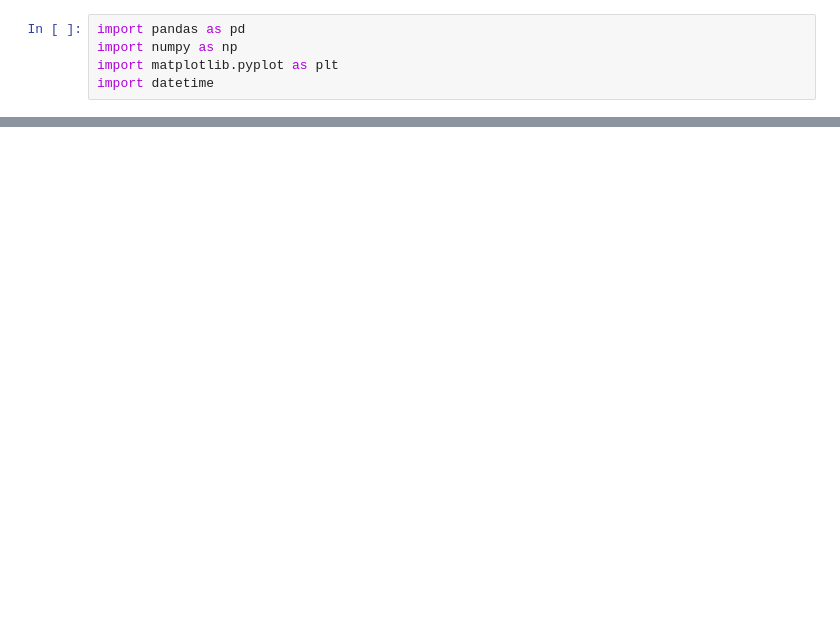
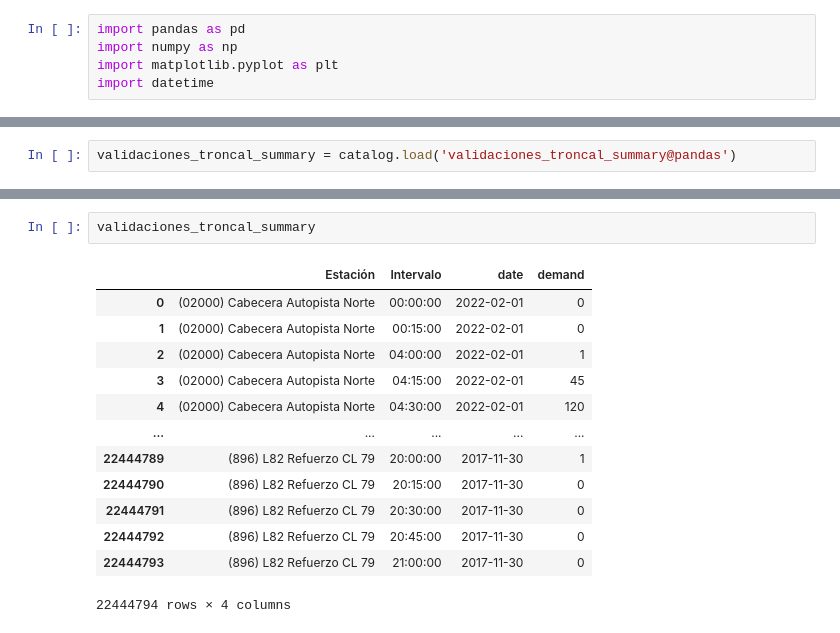
Before and after one commit to jcazuero94/transmi, a Jupyter notebook: notebooks/development/Desarrollo_Extraccion_resumen.ipynb, the cells around one changed output, grey strips where cells are left out. Saved outputs shown, nothing was run; the diff lists cells and outputs as text; blank space fills up the shorter version.

```diff
--- a/notebooks/development/Desarrollo_Extraccion_resumen.ipynb
+++ b/notebooks/development/Desarrollo_Extraccion_resumen.ipynb
@@ -102,3 +102,5 @@ for row in links_data_transmi.iterrows():
 2017/TM%20Resumen%20de%20Validaciones%2001%20al%2030%20Noviembre-2017%20cada%2015%20minutos.xlsx
 2022-04-06 10:52:28.108820
 [interactive output not drawn]
+# %%
+validaciones_troncal_summary = catalog.load('validaciones_troncal_summary@pandas')
@@ -104,0 +109,16 @@ for row in links_data_transmi.iterrows():
+# %%
+validaciones_troncal_summary
+# %% [output]
+|  | Estación | Intervalo | date | demand |
+| 0 | (02000) Cabecera Autopista Norte | 00:00:00 | 2022-02-01 | 0 |
+| 1 | (02000) Cabecera Autopista Norte | 00:15:00 | 2022-02-01 | 0 |
+| 2 | (02000) Cabecera Autopista Norte | 04:00:00 | 2022-02-01 | 1 |
+| 3 | (02000) Cabecera Autopista Norte | 04:15:00 | 2022-02-01 | 45 |
+| 4 | (02000) Cabecera Autopista Norte | 04:30:00 | 2022-02-01 | 120 |
+| ... | ... | ... | ... | ... |
+| 22444789 | (896) L82 Refuerzo CL 79 | 20:00:00 | 2017-11-30 | 1 |
+| 22444790 | (896) L82 Refuerzo CL 79 | 20:15:00 | 2017-11-30 | 0 |
+| 22444791 | (896) L82 Refuerzo CL 79 | 20:30:00 | 2017-11-30 | 0 |
+| 22444792 | (896) L82 Refuerzo CL 79 | 20:45:00 | 2017-11-30 | 0 |
+| 22444793 | (896) L82 Refuerzo CL 79 | 21:00:00 | 2017-11-30 | 0 |
+22444794 rows × 4 columns
```
Also changed, not shown: parts of 1 cell of this notebook, 15 other files.
